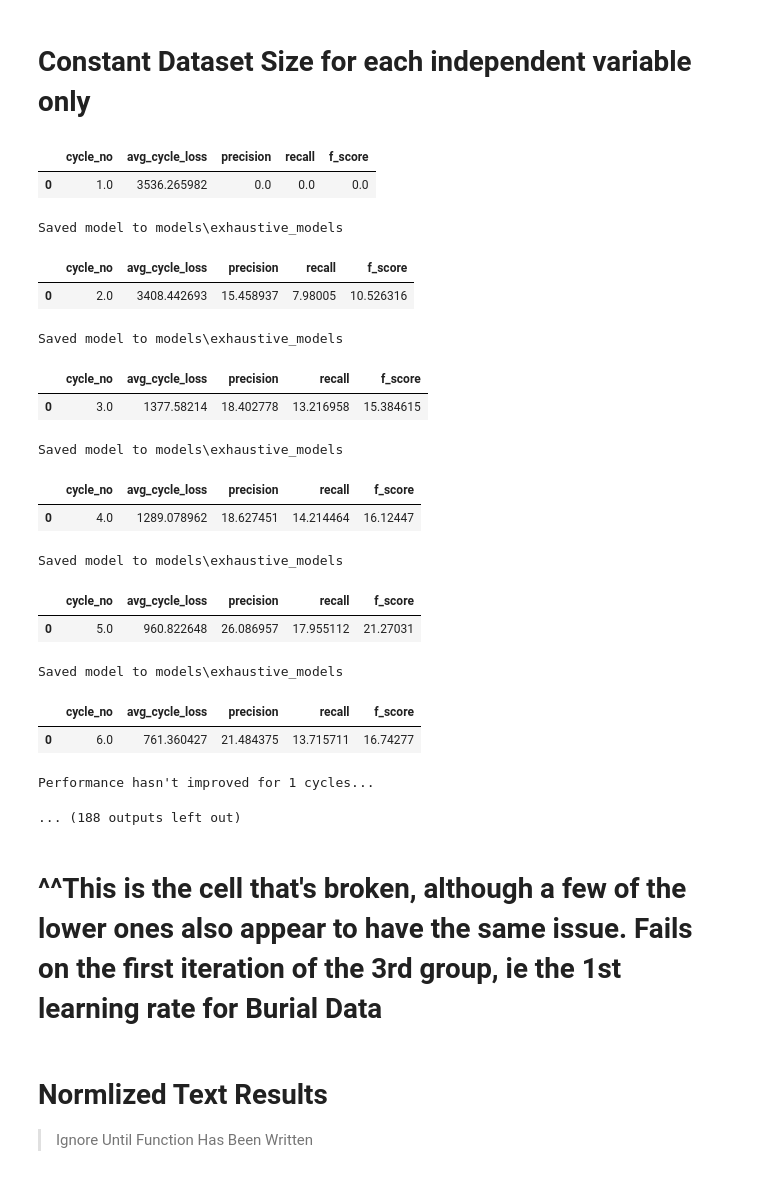
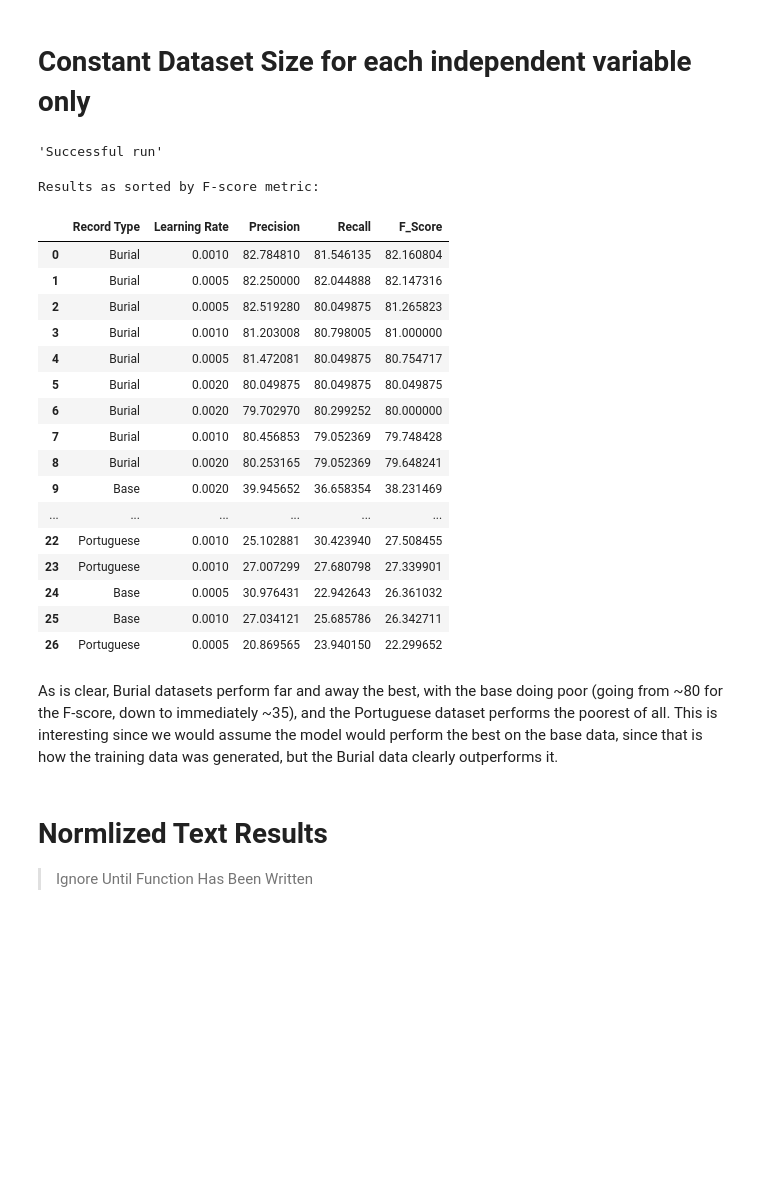
Before and after one commit to slavesocieties/ssda-nlp, a Jupyter notebook: 70-exhaustive-training.ipynb, the cells around one changed output. Cells and saved outputs as stored; diff of their text form; code cells hidden in the pictures; blank space fills up the shorter version.

```diff
--- a/70-exhaustive-training.ipynb
+++ b/70-exhaustive-training.ipynb
@@ -201,7 +203,6 @@ burDF = burialsOnly.head(2000)
 my_lr = [0.0005, 0.001, 0.002]
 num_trials = len(my_lr)*3
 training_log_CDSs = [0] * num_trials
-i=0
 for j in range(3):
     if j==0:
         collated_df = base_df
@@ -213,8 +214,9 @@ for j in range(3):
     train_df, valid_df, test_df = split_data_grp(collated_df, prop_train = 0.7, prop_validation = 0.2, grp_var = 'entry_no', seed=seed)
     # Generate Spacy datasets
     train_spacy = genSpaCyInput(train_df)
-    training_log_CDSs[i] = train_spacy
-    i=i+1
+    training_log_CDSs[3*j] = train_spacy
+    training_log_CDSs[3*j+1] = train_spacy
+    training_log_CDSs[3*j+2] = train_spacy
 
 for training_data in training_log_CDSs:
     for lr in my_lr:
@@ -230,25 +232,53 @@ for training_data in training_log_CDSs:
 
 display('Successful run')
 # %% [output]
-|  | cycle_no | avg_cycle_loss | precision | recall | f_score |
-| 0 | 1.0 | 3536.265982 | 0.0 | 0.0 | 0.0 |
-Saved model to models\exhaustive_models
+'Successful run'
-|  | cycle_no | avg_cycle_loss | precision | recall | f_score |
-| 0 | 2.0 | 3408.442693 | 15.458937 | 7.98005 | 10.526316 |
-Saved model to models\exhaustive_models
-|  | cycle_no | avg_cycle_loss | precision | recall | f_score |
-| 0 | 3.0 | 1377.58214 | 18.402778 | 13.216958 | 15.384615 |
-Saved model to models\exhaustive_models
-|  | cycle_no | avg_cycle_loss | precision | recall | f_score |
-| 0 | 4.0 | 1289.078962 | 18.627451 | 14.214464 | 16.12447 |
-Saved model to models\exhaustive_models
-|  | cycle_no | avg_cycle_loss | precision | recall | f_score |
-| 0 | 5.0 | 960.822648 | 26.086957 | 17.955112 | 21.27031 |
-Saved model to models\exhaustive_models
-|  | cycle_no | avg_cycle_loss | precision | recall | f_score |
-| 0 | 6.0 | 761.360427 | 21.484375 | 13.715711 | 16.74277 |
-Performance hasn't improved for 1 cycles...
-... (188 outputs left out)
-# %% [markdown]
-# ^^This is the cell that's broken, although a few of the lower ones also appear to have the same issue.  Fails on the first iteration of the 3rd group, ie the 1st learning rate for Burial Data
+# %%
+#no_test
+
+my_lrs = [0.0005, 0.001, 0.002]
+for i in range(3):
+    my_lrs.extend(my_lrs)
+my_lrs2 = [0.0005, 0.001, 0.002]
+my_lrs.extend(my_lrs2)
+
+base_str = ["Base"]*9
+port_str = ["Portuguese"]*9
+bur_str = ["Burial"]*9
+str_list = [];
+str_list.extend(base_str)
+str_list.extend(port_str)
+str_list.extend(bur_str)
+
+pre_vec_FULL = [38.253012, 27.034121, 33.59375, 30.976431, 37.150838, 27.791563, 37.61194, 36.982249, 39.945652, 20.869565, 31.01737, 27.412281, 29.770992, 27.007299, 28.473804, 31.185567, 25.102881, 28.705882, 82.25, 82.78481, 80.049875, 82.51928, 81.203008, 80.253165, 81.472081, 80.456853, 79.70297]
+rec_vec_FULL = [31.670823, 25.685786, 32.169576, 22.942643, 33.167082, 27.930175, 31.421446, 31.17207, 36.658354, 23.94015, 31.17207, 31.17207, 29.177057, 27.680798, 31.17207, 30.174564, 30.42394, 30.42394, 82.044888, 81.546135, 80.049875, 80.049875, 80.798005, 79.052369, 80.049875, 79.052369, 80.299252]
+f_vec_FULL = [34.652115, 26.342711, 32.866242, 26.361032, 35.046113, 27.860697, 34.23913, 33.829499, 38.231469, 22.299652, 31.094527, 29.171529, 29.471033, 27.339901, 29.761905, 30.671736, 27.508455, 29.539952, 82.147316, 82.160804, 80.049875, 81.265823, 81.0, 79.648241, 80.754717, 79.748428, 80]
+manual_data_FULL = {'Record Type':str_list,'Learning Rate':my_lrs, 'Precision':pre_vec_FULL, 'Recall':rec_vec_FULL, 'F_Score':f_vec_FULL}
+
+results_df_FULL = pd.DataFrame(manual_data_FULL)
+results_df_FULL.sort_values(by=['F_Score'], inplace=True, ascending=False)
+results_df_FULL = results_df_FULL.reset_index(drop=True)
+print('Results as sorted by F-score metric:')
+results_df_FULL.head(30)
+# %% [output]
+Results as sorted by F-score metric:
+|  | Record Type | Learning Rate | Precision | Recall | F_Score |
+| 0 | Burial | 0.0010 | 82.784810 | 81.546135 | 82.160804 |
+| 1 | Burial | 0.0005 | 82.250000 | 82.044888 | 82.147316 |
+| 2 | Burial | 0.0005 | 82.519280 | 80.049875 | 81.265823 |
+| 3 | Burial | 0.0010 | 81.203008 | 80.798005 | 81.000000 |
+| 4 | Burial | 0.0005 | 81.472081 | 80.049875 | 80.754717 |
+| 5 | Burial | 0.0020 | 80.049875 | 80.049875 | 80.049875 |
+| 6 | Burial | 0.0020 | 79.702970 | 80.299252 | 80.000000 |
+| 7 | Burial | 0.0010 | 80.456853 | 79.052369 | 79.748428 |
+| 8 | Burial | 0.0020 | 80.253165 | 79.052369 | 79.648241 |
+| 9 | Base | 0.0020 | 39.945652 | 36.658354 | 38.231469 |
+| ... | ... | ... | ... | ... | ... |
+| 22 | Portuguese | 0.0010 | 25.102881 | 30.423940 | 27.508455 |
+| 23 | Portuguese | 0.0010 | 27.007299 | 27.680798 | 27.339901 |
+| 24 | Base | 0.0005 | 30.976431 | 22.942643 | 26.361032 |
+| 25 | Base | 0.0010 | 27.034121 | 25.685786 | 26.342711 |
+| 26 | Portuguese | 0.0005 | 20.869565 | 23.940150 | 22.299652 |
+# %% [markdown]
+As is clear, Burial datasets perform far and away the best, with the base doing poor (going from ~80 for the F-score, down to immediately ~35), and the Portuguese dataset performs the poorest of all.  This is interesting since we would assume the model would perform the best on the base data, since that is how the training data was generated, but the Burial data clearly outperforms it.
 # %% [markdown]
```
Also changed, not shown: parts of 2 cells of this notebook, 2 other files.
